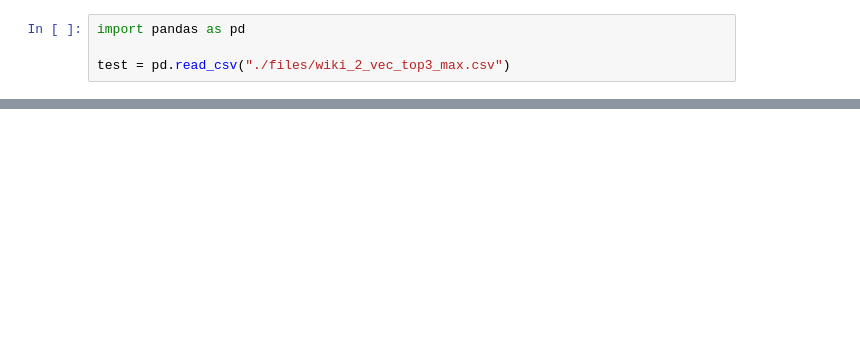
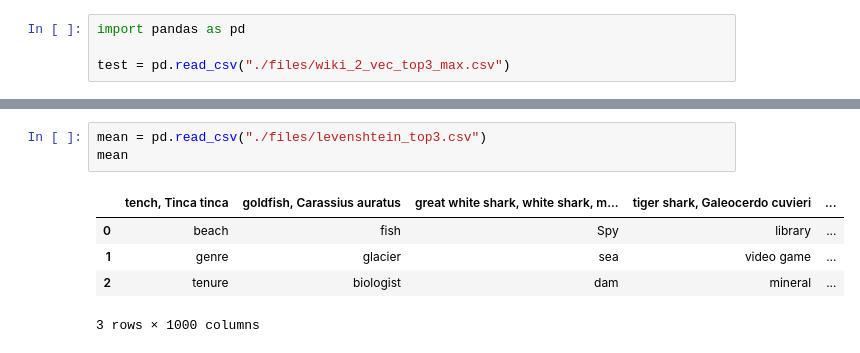
Before and after one commit to TianranWei/ISE-Linking-Entities-from-Images-to-Knowledge-Graphs, a Jupyter notebook: evaluation/evaluation.ipynb, the cells around one changed output, grey strips where cells are left out. Saved outputs shown, nothing was run; the diff lists cells and outputs as text; blank space fills up the shorter version.

```diff
--- a/evaluation/evaluation.ipynb
+++ b/evaluation/evaluation.ipynb
@@ -23 +23,10 @@ mean.head(50)
 3 rows × 977 columns
+# %%
+mean = pd.read_csv("./files/levenshtein_top3.csv")
+mean
+# %% [output]
+|  | tench, Tinca tinca | goldfish, Carassius auratus | great white shark, white shark, m... | tiger shark, Galeocerdo cuvieri | ... |
+| 0 | beach | fish | Spy | library | ... |
+| 1 | genre | glacier | sea | video game | ... |
+| 2 | tenure | biologist | dam | mineral | ... |
+3 rows × 1000 columns
```
Also changed, not shown: parts of 11 cells of this notebook, 1 other file.
